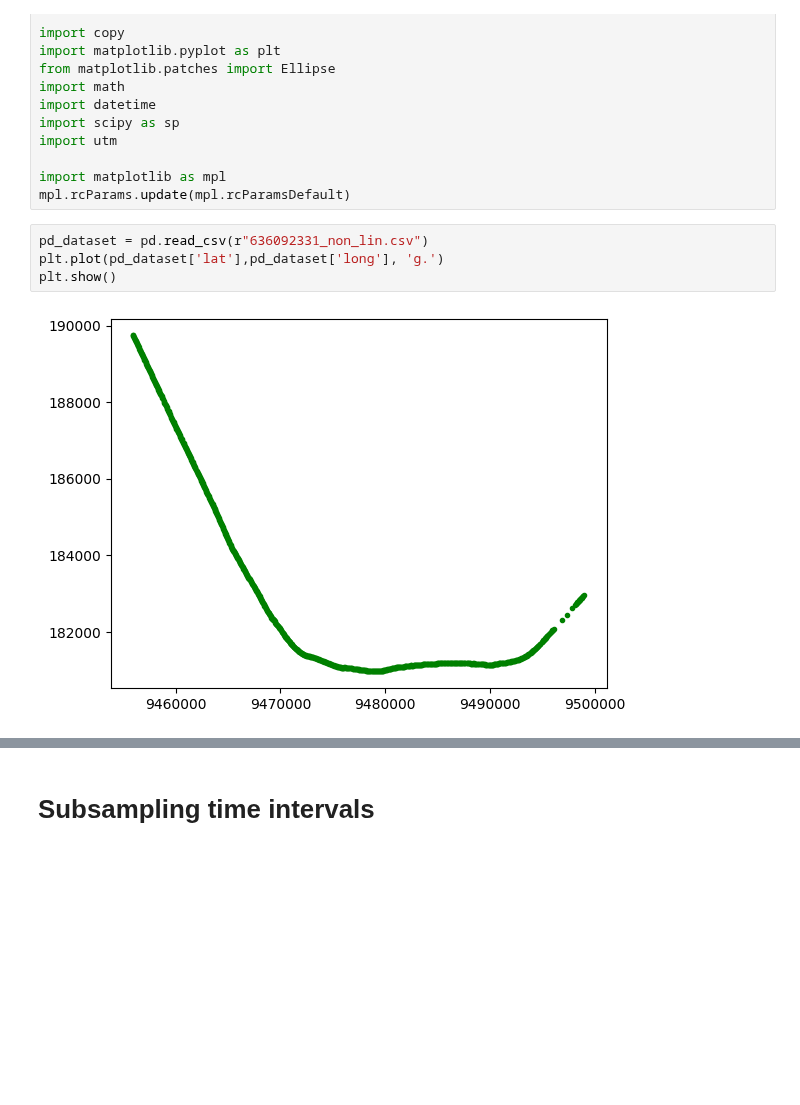
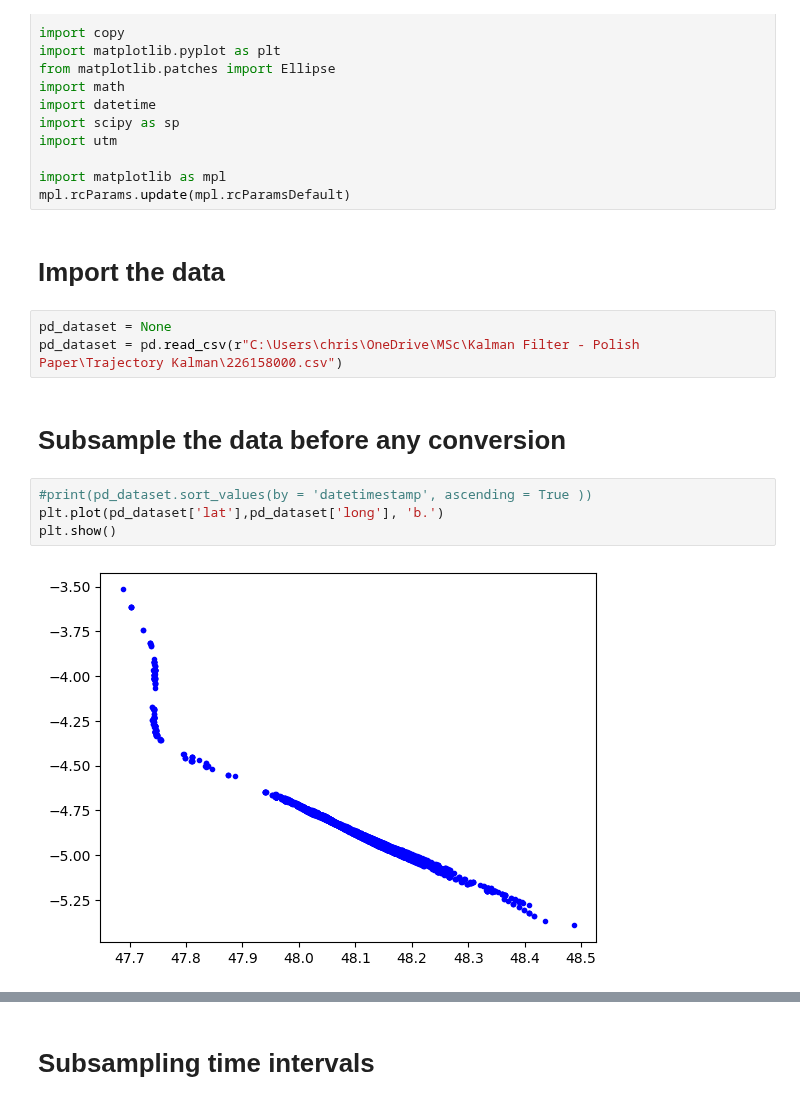
Before and after one commit to cnburger/AIS_KalmanFilter, a Jupyter notebook: Time Sampling.ipynb, the cells around one changed output, grey strips where cells are left out. Drawn from its saved outputs; the diff is of its cells as text; blank space fills up the shorter version.

```diff
--- a/Time Sampling.ipynb
+++ b/Time Sampling.ipynb
@@ -12,9 +12,16 @@ import utm
 
 import matplotlib as mpl
 mpl.rcParams.update(mpl.rcParamsDefault)
+# %% [markdown]
+# Import the data
+# %%
+pd_dataset = None
+pd_dataset = pd.read_csv(r"C:\Users\chris\OneDrive\MSc\Kalman Filter - Polish Paper\Trajectory Kalman\226158000.csv")
+# %% [markdown]
+# Subsample the data before any conversion
 # %%
-pd_dataset = pd.read_csv(r"636092331_non_lin.csv")
-plt.plot(pd_dataset['lat'],pd_dataset['long'], 'g.')
+#print(pd_dataset.sort_values(by = 'datetimestamp', ascending = True ))
+plt.plot(pd_dataset['lat'],pd_dataset['long'], 'b.')
 plt.show()
 # %% [output]
-[figure, old version]
+[figure, new version]
```
Also changed, not shown: parts of 13 cells of this notebook.
